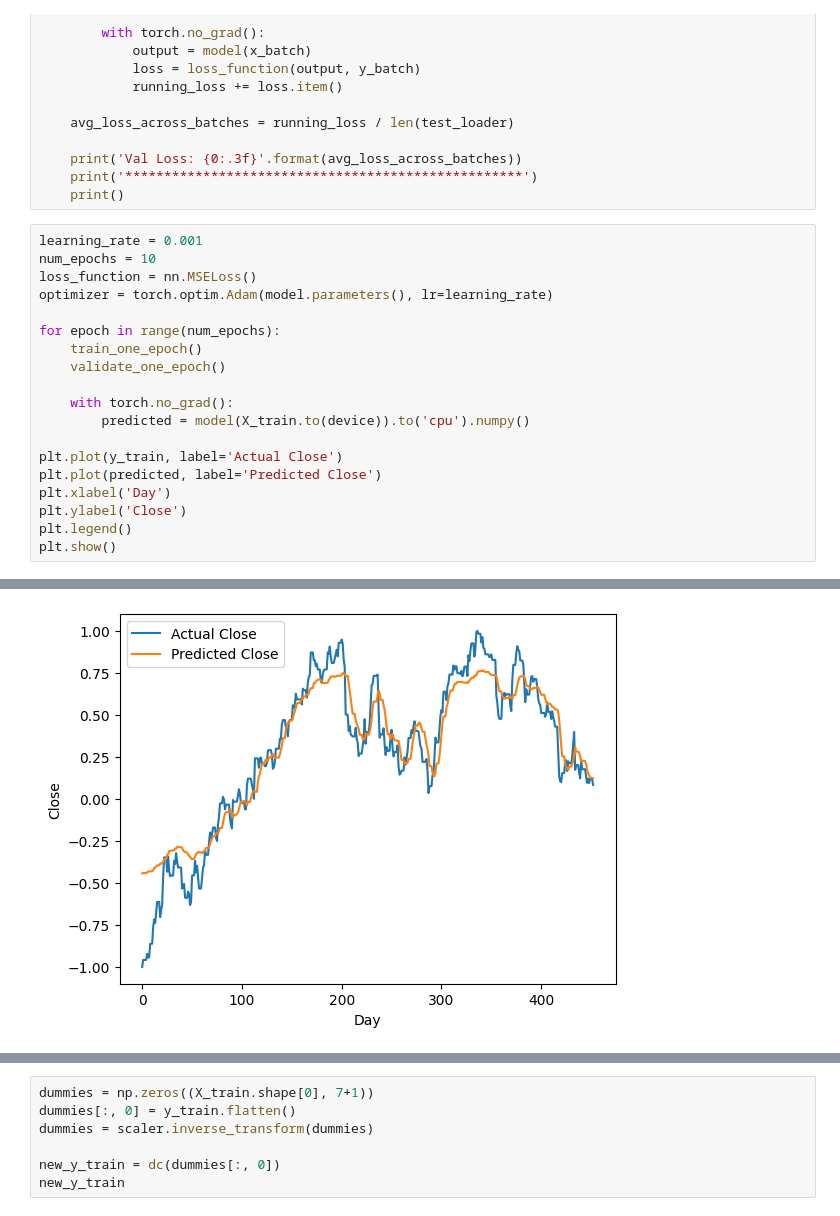
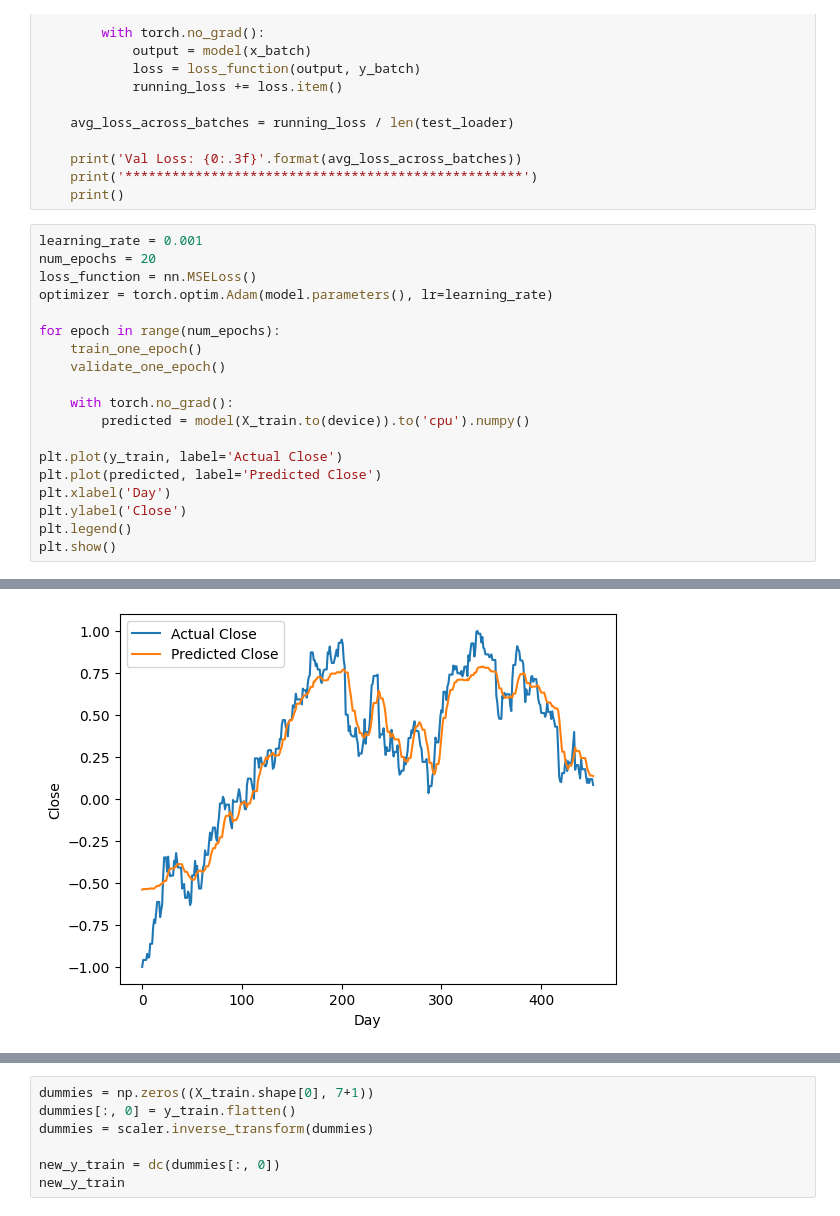
Before and after one commit to carlosgutierrezch/LSTM_Forecast, a Jupyter notebook: notebooks/Torch_model_2023.ipynb, the cells around one changed output, grey strips where cells are left out. Drawn from its saved outputs; the diff is of its cells as text.

```diff
--- a/notebooks/Torch_model_2023.ipynb
+++ b/notebooks/Torch_model_2023.ipynb
@@ -196,7 +196,7 @@ def validate_one_epoch():
     print()
 # %%
 learning_rate = 0.001
-num_epochs = 10
+num_epochs = 20
 loss_function = nn.MSELoss()
 optimizer = torch.optim.Adam(model.parameters(), lr=learning_rate)
 
@@ -231,7 +231,7 @@ Epoch: 10
 
 Val Loss: 0.017
 ***************************************************
-[figure, old version]
+[figure, new version]
 # %%
 train_predictions = predicted.flatten()
 
```
Also changed, not shown: parts of 5 cells of this notebook, 5 other files.
